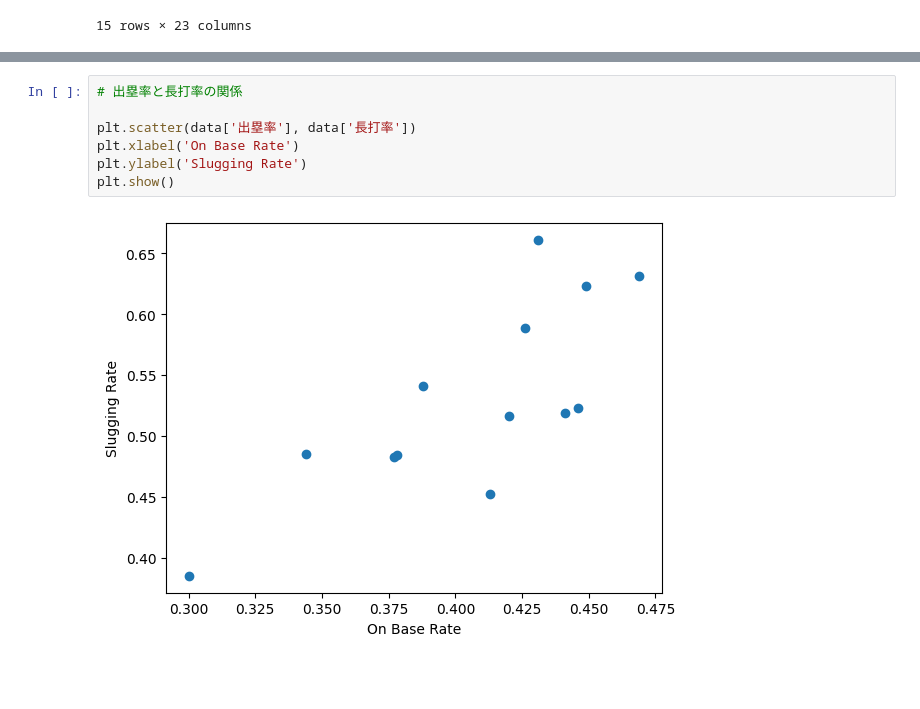
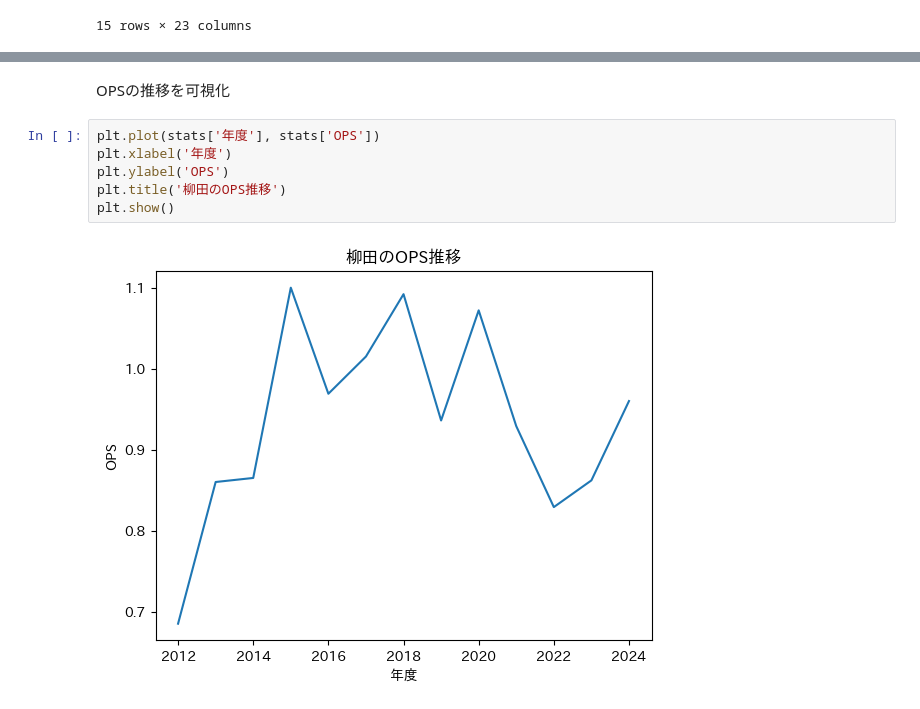
Before and after one commit to kinoco313/jupyterlab-docker, a Jupyter notebook: work/baseball/gita_ops.ipynb, the cells around one changed output, grey strips where cells are left out. Saved outputs shown, nothing was run; the diff lists cells and outputs as text; blank space fills up the shorter version.

```diff
--- a/work/baseball/gita_ops.ipynb
+++ b/work/baseball/gita_ops.ipynb
@@ -117,9 +102,10 @@ plt.show()
-# %%
-# 出塁率と長打率の関係
-
-plt.scatter(data['出塁率'], data['長打率'])
-plt.xlabel('On Base Rate')
-plt.ylabel('Slugging Rate')
-plt.show()
-# %% [output]
-[figure, removed]
+# %% [markdown]
+OPSの推移を可視化
+# %%
+plt.plot(stats['年度'], stats['OPS'])
+plt.xlabel('年度')
+plt.ylabel('OPS')
+plt.title('柳田のOPS推移')
+plt.show()
+# %% [output]
+[figure, added]
```
Also changed, not shown: parts of 12 cells of this notebook, 1 other file.
